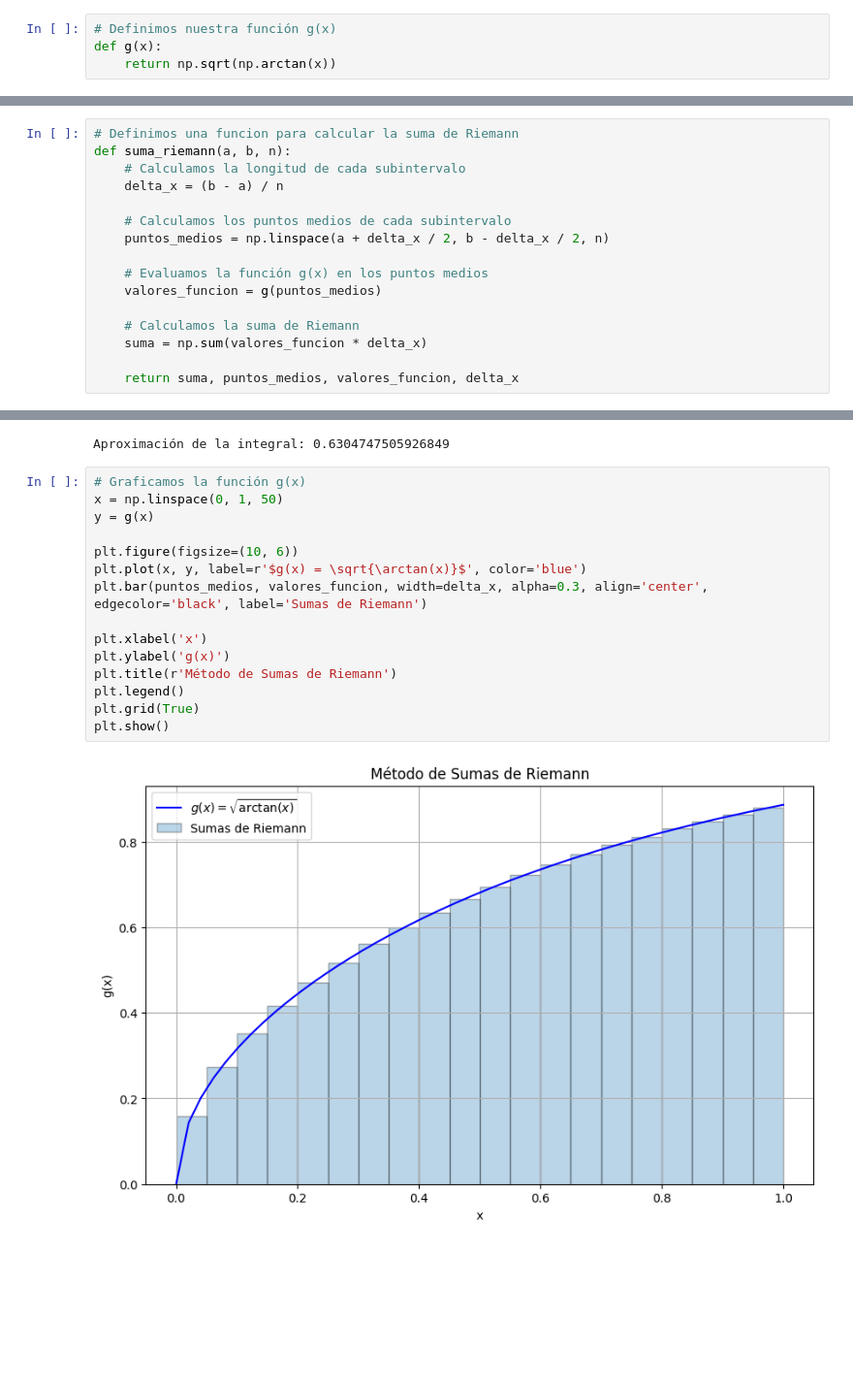
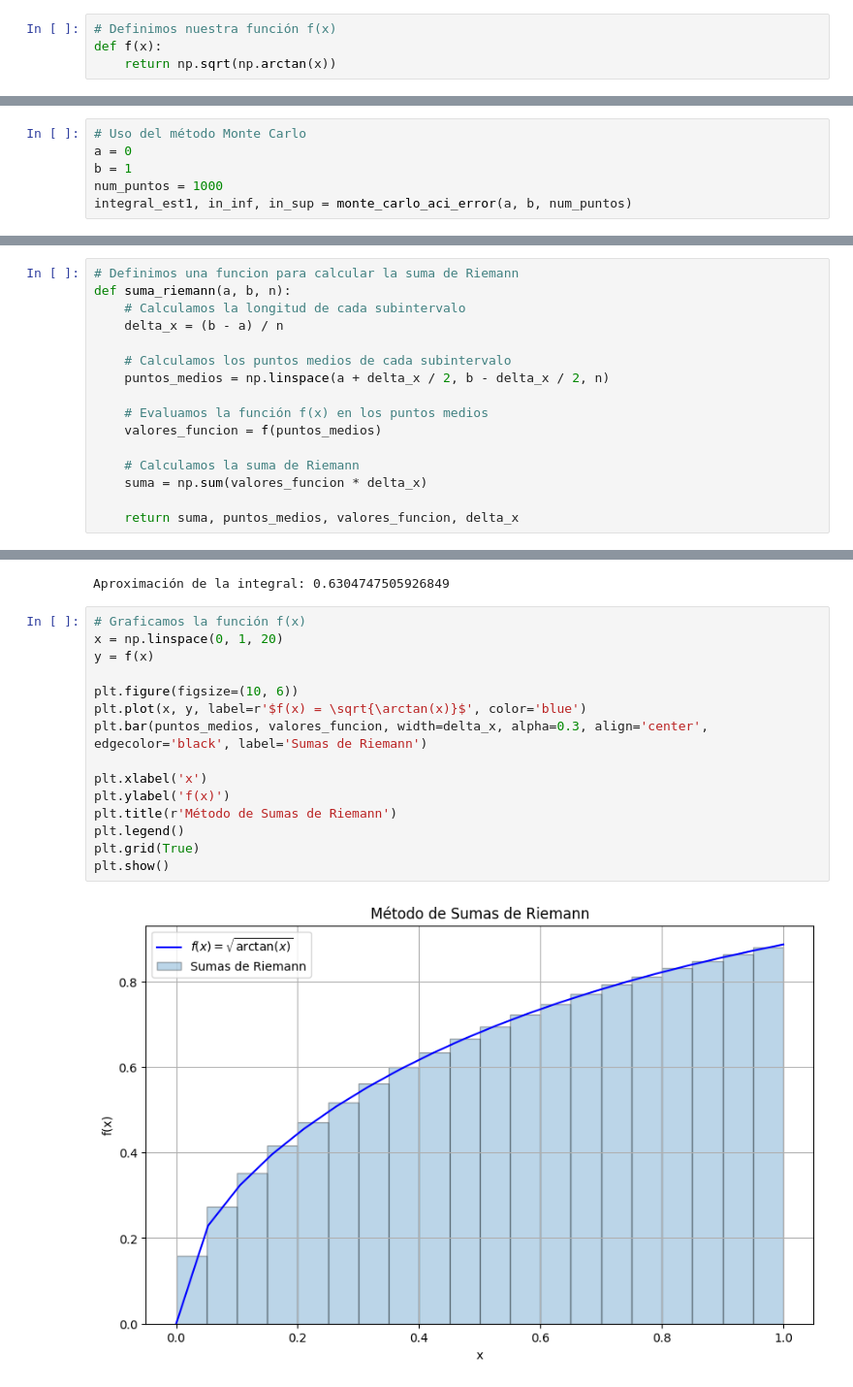
Before and after one commit to MaricelaMH/Simulacion-1, a Jupyter notebook: MC.ipynb, the cells around one changed output, grey strips where cells are left out. Shown at 97% size. Cells and saved outputs as stored; diff of their text form; blank space fills up the shorter version.

```diff
--- a/MC.ipynb
+++ b/MC.ipynb
@@ -44,8 +37,8 @@ import numpy as np
 import random as rnd
 import matplotlib.pyplot as plt
 # %%
-# Definimos nuestra función g(x)
-def g(x):
+# Definimos nuestra función f(x)
+def f(x):
     return np.sqrt(np.arctan(x))
 # %%
 # Función para graficar los puntos y la curva
@@ -111,0 +108,6 @@ Estimación de la integral: 0.6318797978478163
+# %%
+# Uso del método Monte Carlo
+a = 0
+b = 1
+num_puntos = 1000
+integral_est1, in_inf, in_sup = monte_carlo_aci_error(a, b, num_puntos)
@@ -161,8 +253,8 @@ def suma_riemann(a, b, n):
     # Calculamos los puntos medios de cada subintervalo
     puntos_medios = np.linspace(a + delta_x / 2, b - delta_x / 2, n)
 
-    # Evaluamos la función g(x) en los puntos medios
-    valores_funcion = g(puntos_medios)
+    # Evaluamos la función f(x) en los puntos medios
+    valores_funcion = f(puntos_medios)
 
     # Calculamos la suma de Riemann
     suma = np.sum(valores_funcion * delta_x)
@@ -175,19 +267,19 @@ print("Aproximación de la integral:", suma)
 # %% [output]
 Aproximación de la integral: 0.6304747505926849
 # %%
-# Graficamos la función g(x)
-x = np.linspace(0, 1, 50)
-y = g(x)
+# Graficamos la función f(x)
+x = np.linspace(0, 1, 20)
+y = f(x)
 
 plt.figure(figsize=(10, 6))
-plt.plot(x, y, label=r'$g(x) = \sqrt{\arctan(x)}$', color='blue')
+plt.plot(x, y, label=r'$f(x) = \sqrt{\arctan(x)}$', color='blue')
 plt.bar(puntos_medios, valores_funcion, width=delta_x, alpha=0.3, align='center', edgecolor='black', label='Sumas de Riemann')
 
 plt.xlabel('x')
-plt.ylabel('g(x)')
+plt.ylabel('f(x)')
 plt.title(r'Método de Sumas de Riemann')
 plt.legend()
 plt.grid(True)
 plt.show()
 # %% [output]
-[figure, old version]
+[figure, new version]
```
Also changed, not shown: parts of 20 cells of this notebook.
